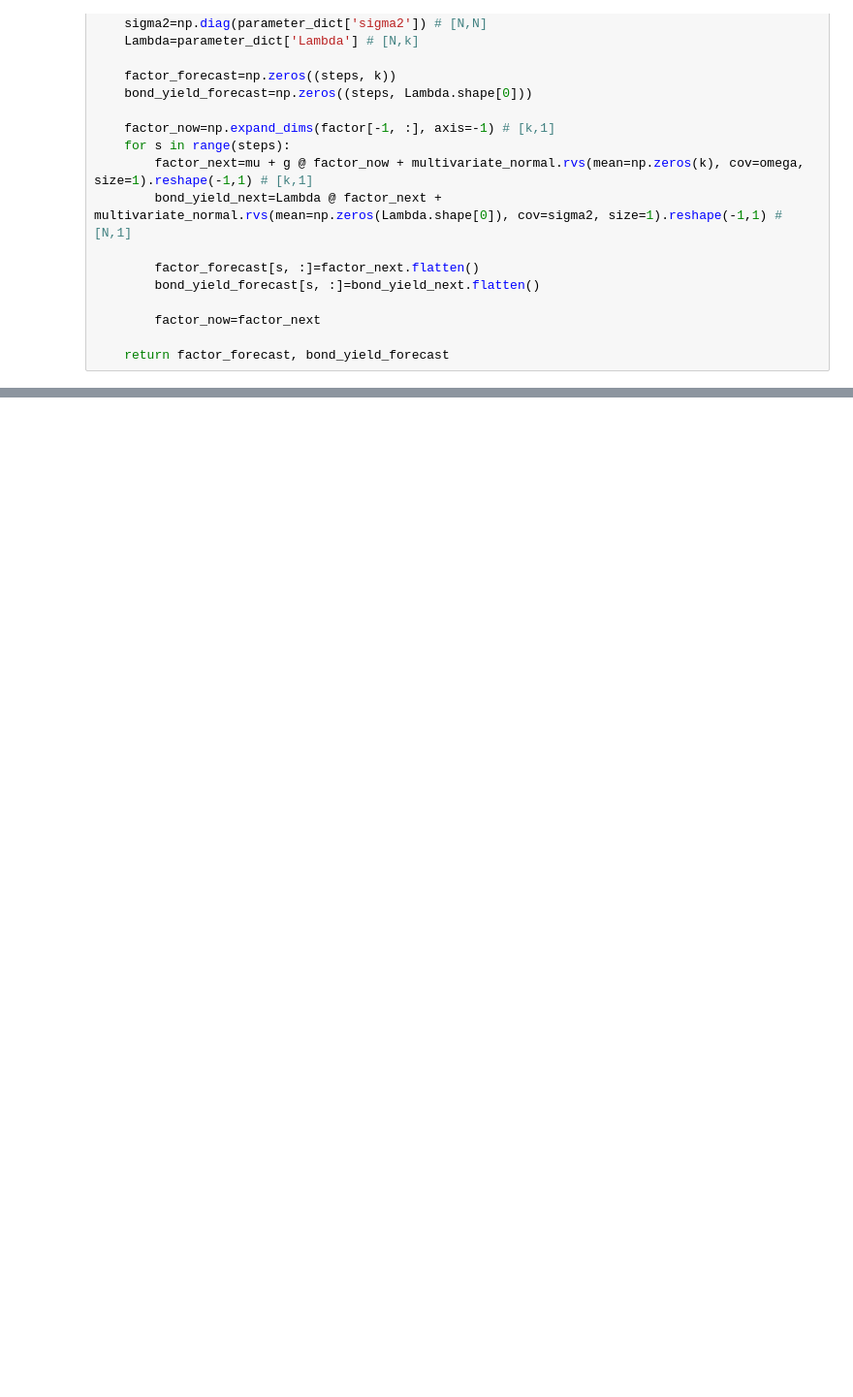
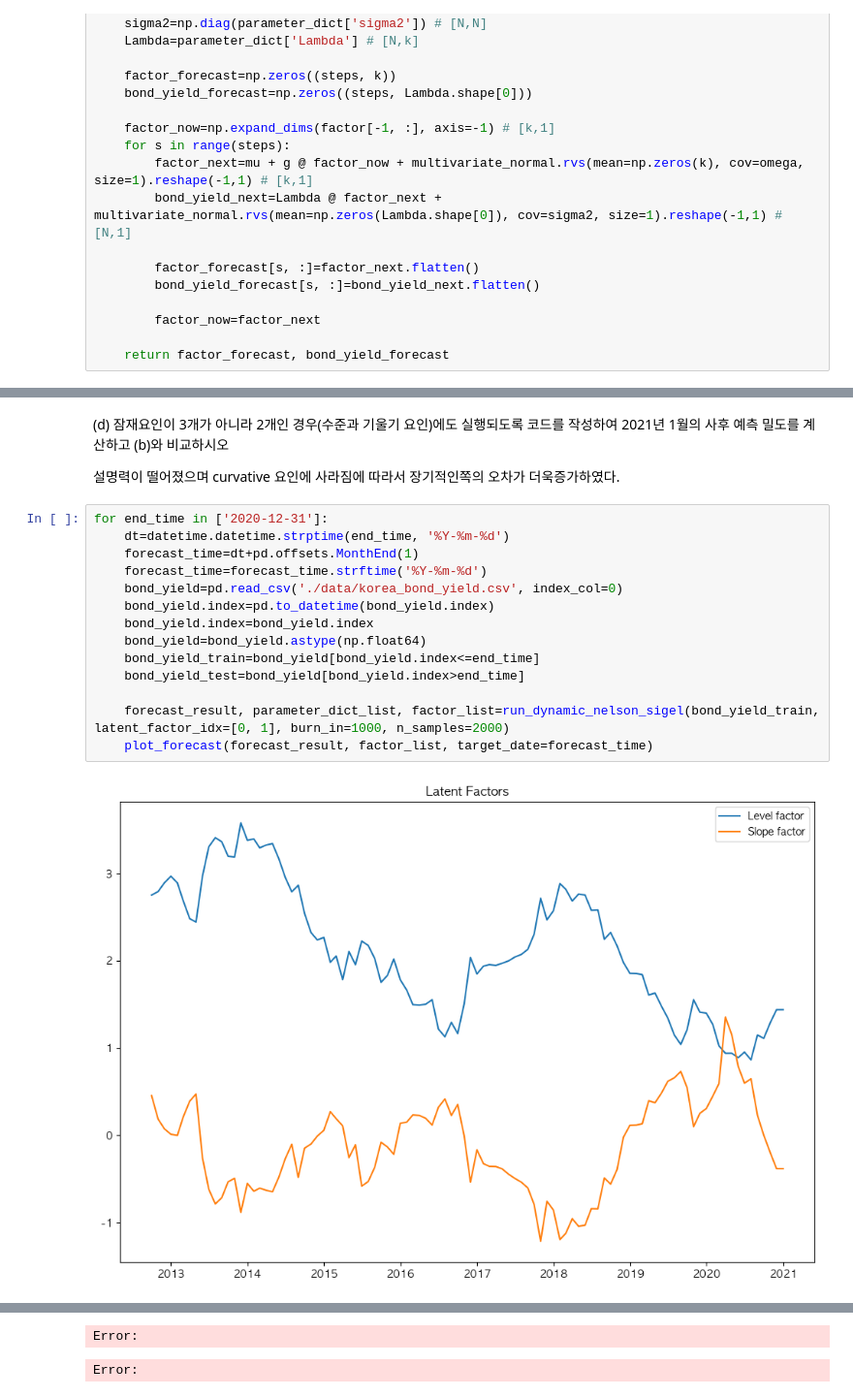
Before and after one commit to Green-grape/baysian_econometric, a Jupyter notebook: chapter9_highend_timeseries_model/dynamic_nelson_sigel.ipynb, the cells around one changed output, grey strips where cells are left out. Shown: that part at 97% size. Drawn from its saved outputs; the diff is of its cells as text; blank space fills up the shorter version.

```diff
--- a/chapter9_highend_timeseries_model/dynamic_nelson_sigel.ipynb
+++ b/chapter9_highend_timeseries_model/dynamic_nelson_sigel.ipynb
@@ -303,0 +324,20 @@ plt.show()
+# %% [markdown]
+(d) 잠재요인이 3개가 아니라 2개인 경우(수준과 기울기 요인)에도 실행되도록 코드를 작성하여 2021년 1월의 사후 예측 밀도를 계산하고 (b)와 비교하시오
+
+설명력이 떨어졌으며 curvative 요인에 사라짐에 따라서 장기적인쪽의 오차가 더욱증가하였다.
+# %%
+for end_time in ['2020-12-31']:
+    dt=datetime.datetime.strptime(end_time, '%Y-%m-%d')
+    forecast_time=dt+pd.offsets.MonthEnd(1)
+    forecast_time=forecast_time.strftime('%Y-%m-%d')
+    bond_yield=pd.read_csv('./data/korea_bond_yield.csv', index_col=0)
+    bond_yield.index=pd.to_datetime(bond_yield.index)
+    bond_yield.index=bond_yield.index
+    bond_yield=bond_yield.astype(np.float64)
+    bond_yield_train=bond_yield[bond_yield.index<=end_time]
+    bond_yield_test=bond_yield[bond_yield.index>end_time]
+
+    forecast_result, parameter_dict_list, factor_list=run_dynamic_nelson_sigel(bond_yield_train, latent_factor_idx=[0, 1], burn_in=1000, n_samples=2000)
+    plot_forecast(forecast_result, factor_list, target_date=forecast_time)
+# %% [output]
+[figure, added]
@@ -303,0 +345,2 @@ plt.show()
+Error:
+Error:
```
Also changed, not shown: parts of 6 cells of this notebook.
